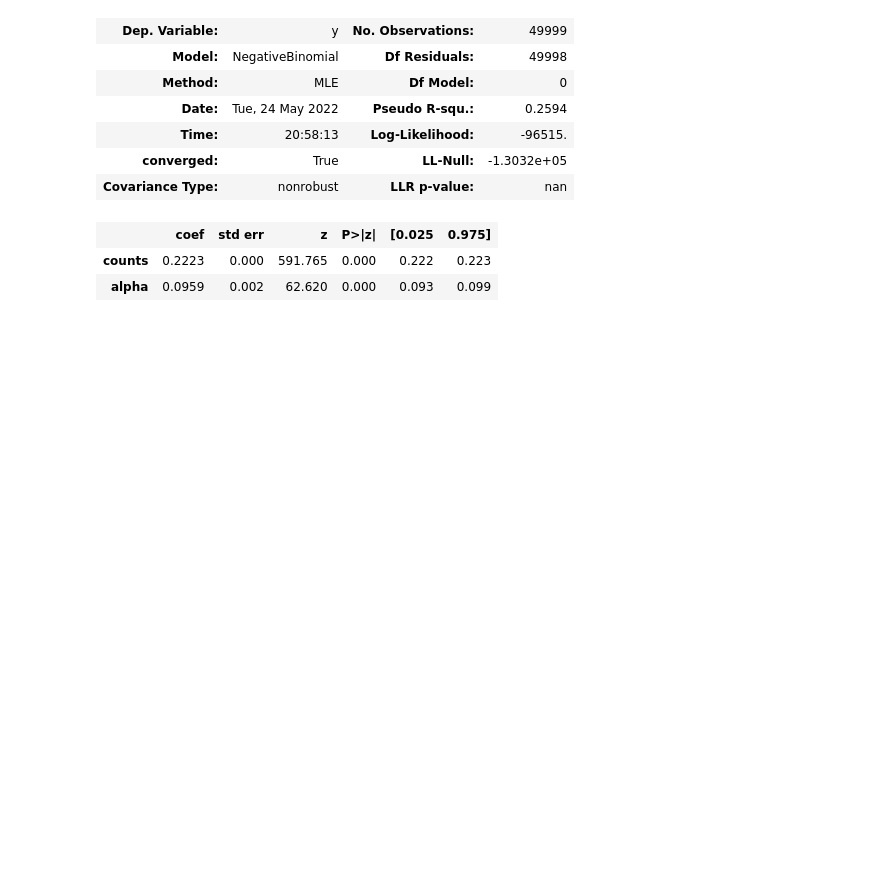
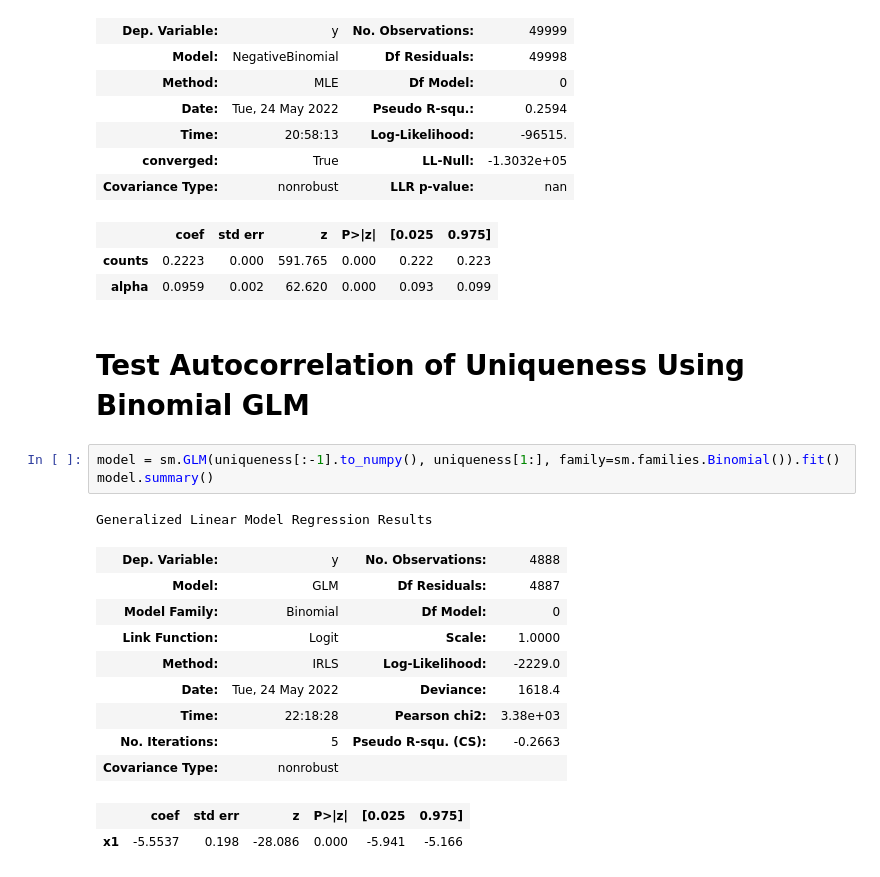
Before and after one commit to maxgao18/AFML, a Jupyter notebook: 4.2.ipynb, the cells around one changed output. Saved outputs shown, nothing was run; the diff lists cells and outputs as text; blank space fills up the shorter version.

```diff
--- a/4.2.ipynb
+++ b/4.2.ipynb
@@ -121,3 +121,21 @@ NegativeBinomial Regression Results
 |  | coef | std err | z | P>|z| | [0.025 | 0.975] |
 | counts | 0.2223 | 0.000 | 591.765 | 0.000 | 0.222 | 0.223 |
 | alpha | 0.0959 | 0.002 | 62.620 | 0.000 | 0.093 | 0.099 |
+# %% [markdown]
+# Test Autocorrelation of Uniqueness Using Binomial GLM
+# %%
+model = sm.GLM(uniqueness[:-1].to_numpy(), uniqueness[1:], family=sm.families.Binomial()).fit()
+model.summary()
+# %% [output]
+Generalized Linear Model Regression Results
+| Dep. Variable: | y | No. Observations: | 4888 |
+| Model: | GLM | Df Residuals: | 4887 |
+| Model Family: | Binomial | Df Model: | 0 |
+| Link Function: | Logit | Scale: | 1.0000 |
+| Method: | IRLS | Log-Likelihood: | -2229.0 |
+| Date: | Tue, 24 May 2022 | Deviance: | 1618.4 |
+| Time: | 22:18:28 | Pearson chi2: | 3.38e+03 |
+| No. Iterations: | 5 | Pseudo R-squ. (CS): | -0.2663 |
+| Covariance Type: | nonrobust |  |  |
+|  | coef | std err | z | P>|z| | [0.025 | 0.975] |
+| x1 | -5.5537 | 0.198 | -28.086 | 0.000 | -5.941 | -5.166 |
```
Also changed, not shown: parts of 1 cell of this notebook.
